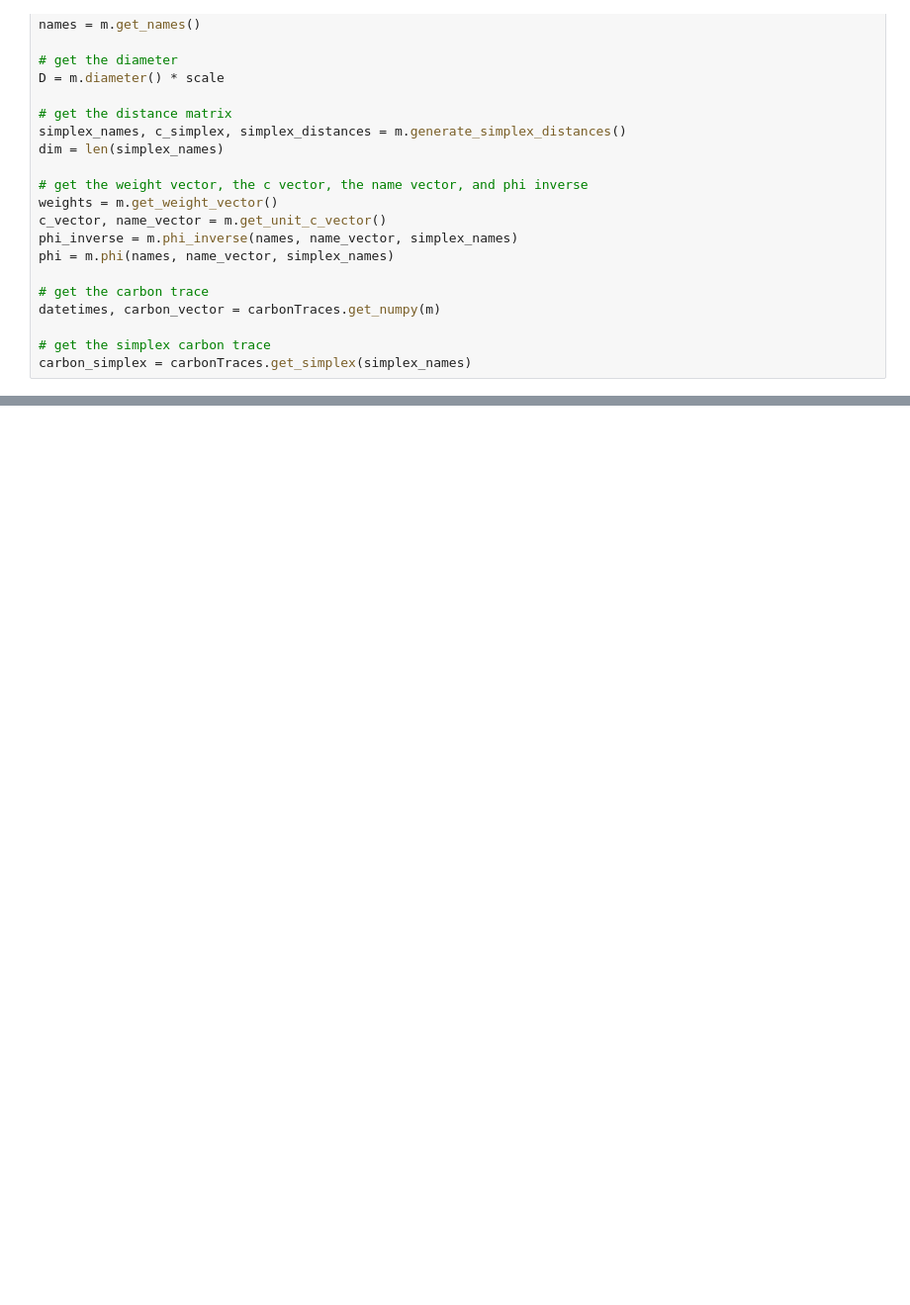
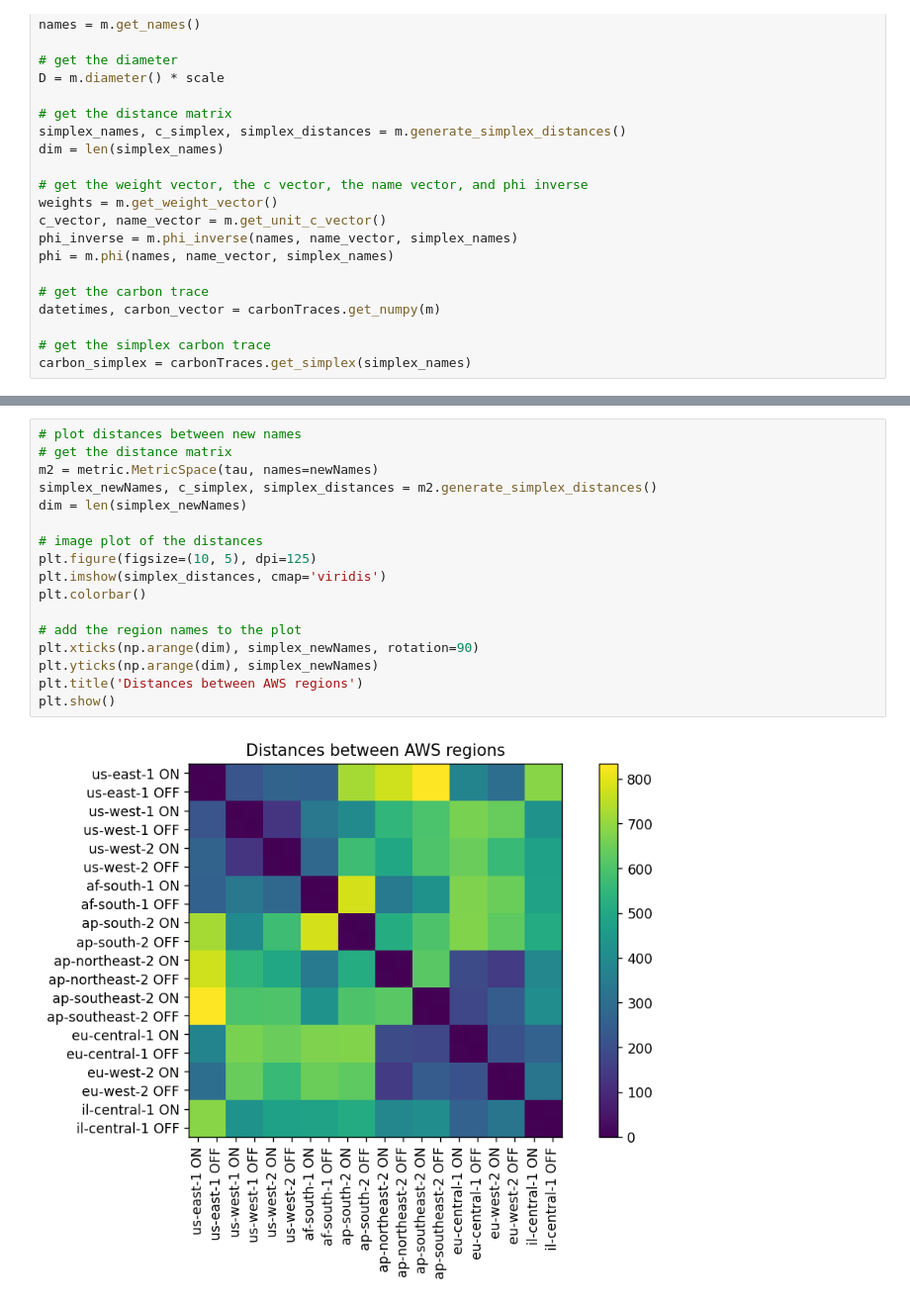
Before and after one commit to umassos/caslb-experiments, a Jupyter notebook: examiningCarbon.ipynb, the cells around one changed output, grey strips where cells are left out. Shown: that part at 99% size. Cells and saved outputs as stored; diff of their text form; blank space fills up the shorter version.

```diff
--- a/examiningCarbon.ipynb
+++ b/examiningCarbon.ipynb
@@ -129,3 +196,22 @@ plt.show()
+# %%
+# plot distances between new names
+# get the distance matrix
+m2 = metric.MetricSpace(tau, names=newNames)
+simplex_newNames, c_simplex, simplex_distances = m2.generate_simplex_distances()
+dim = len(simplex_newNames)
+
+# image plot of the distances
+plt.figure(figsize=(10, 5), dpi=125)
+plt.imshow(simplex_distances, cmap='viridis')
+plt.colorbar()
+
+# add the region names to the plot
+plt.xticks(np.arange(dim), simplex_newNames, rotation=90)
+plt.yticks(np.arange(dim), simplex_newNames)
+plt.title('Distances between AWS regions')
+plt.show()
+# %% [output]
+[figure, added]
 # %%
 # pick a smaller subset of regions
 # AWS regions
```
Also changed, not shown: parts of 5 cells of this notebook, 1 other file.
